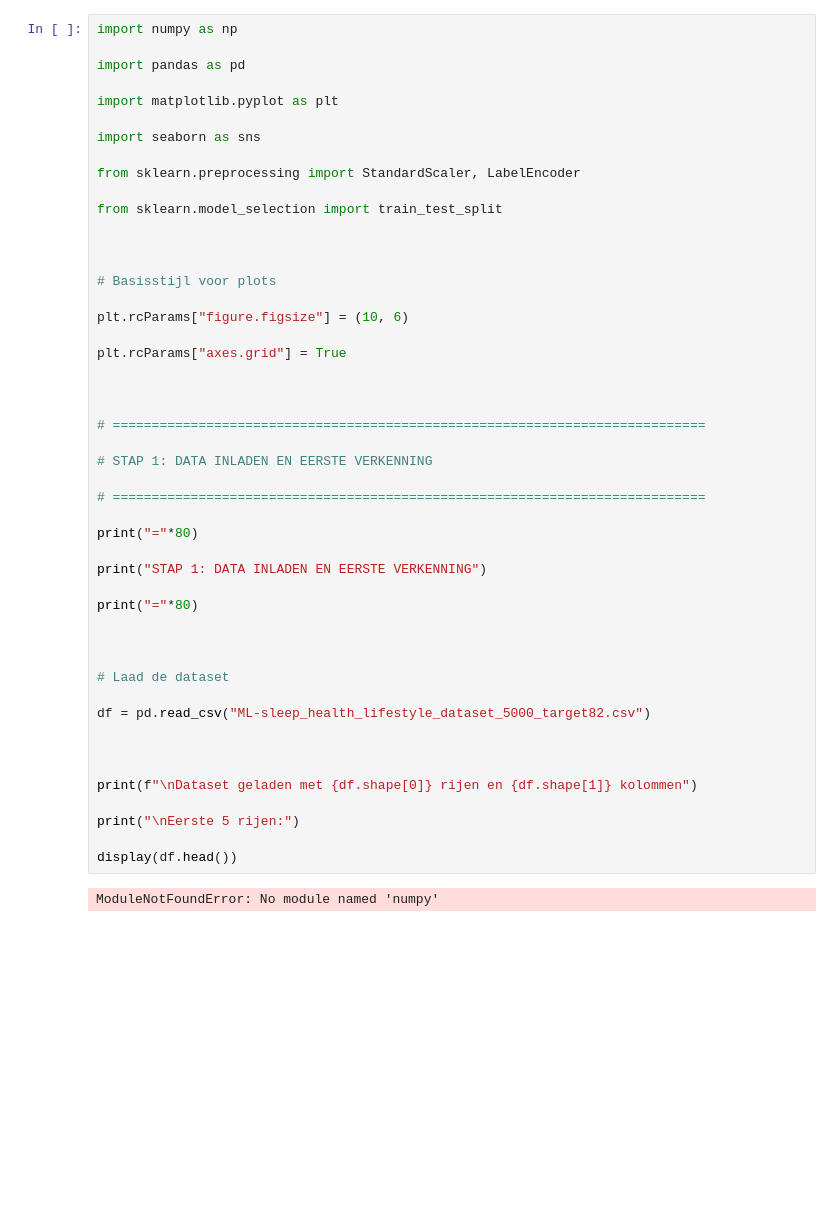
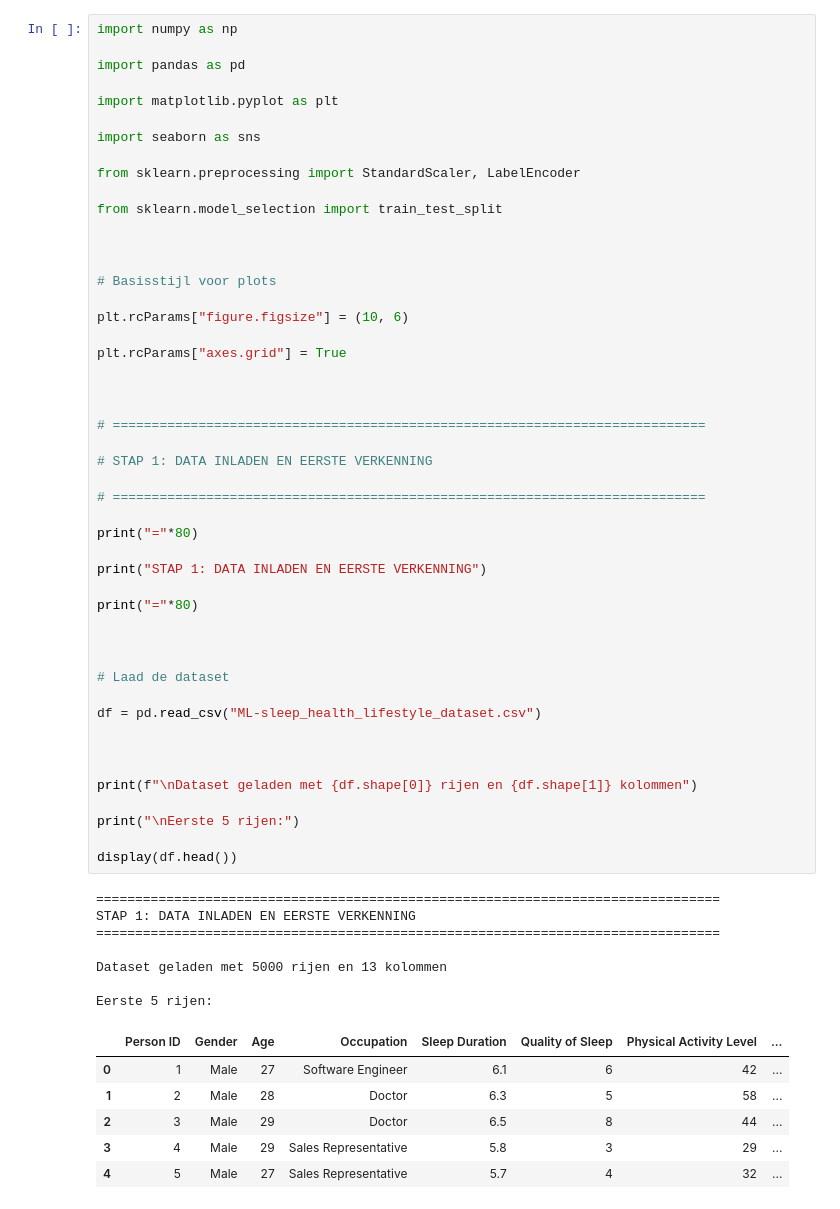
Before and after one commit to Kardesh36/Machiene-learning-sleep, a Jupyter notebook: machinelearningFix.ipynb, the cells around one changed output. Drawn from its saved outputs; the diff is of its cells as text; blank space fills up the shorter version.

```diff
--- a/machinelearningFix.ipynb
+++ b/machinelearningFix.ipynb
@@ -19,35 +19,47 @@ plt.rcParams["figure.figsize"] = (10, 6)
 
 plt.rcParams["axes.grid"] = True
 
 
 
 # ============================================================================
 
 # STAP 1: DATA INLADEN EN EERSTE VERKENNING
 
 # ============================================================================
 
 print("="*80)
 
 print("STAP 1: DATA INLADEN EN EERSTE VERKENNING")
 
 print("="*80)
 
 
 
 # Laad de dataset
 
-df = pd.read_csv("ML-sleep_health_lifestyle_dataset_5000_target82.csv")
+df = pd.read_csv("ML-sleep_health_lifestyle_dataset.csv")
 
 
 
 print(f"\nDataset geladen met {df.shape[0]} rijen en {df.shape[1]} kolommen")
 
 print("\nEerste 5 rijen:")
 
 display(df.head())
 # %% [output]
-ModuleNotFoundError: No module named 'numpy'
+================================================================================
+STAP 1: DATA INLADEN EN EERSTE VERKENNING
+================================================================================
+
+Dataset geladen met 5000 rijen en 13 kolommen
+
+Eerste 5 rijen:
+|  | Person ID | Gender | Age | Occupation | Sleep Duration | Quality of Sleep | Physical Activity Level | ... |
+| 0 | 1 | Male | 27 | Software Engineer | 6.1 | 6 | 42 | ... |
+| 1 | 2 | Male | 28 | Doctor | 6.3 | 5 | 58 | ... |
+| 2 | 3 | Male | 29 | Doctor | 6.5 | 8 | 44 | ... |
+| 3 | 4 | Male | 29 | Sales Representative | 5.8 | 3 | 29 | ... |
+| 4 | 5 | Male | 27 | Sales Representative | 5.7 | 4 | 32 | ... |
 # %%
 # ============================================================================
 # STAP 2: DATA INSPECTIE EN KWALITEITSCONTROLE
```
Also changed, not shown: parts of 13 cells of this notebook.
